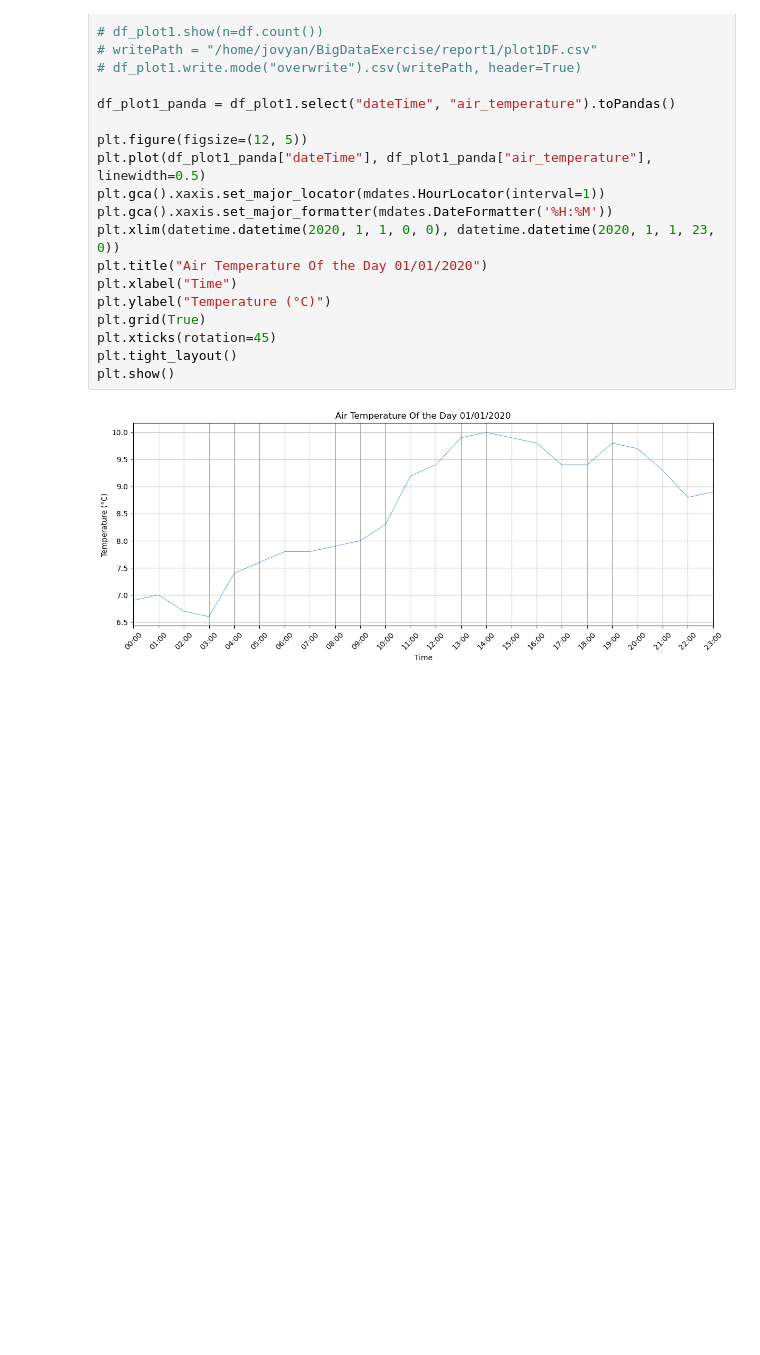
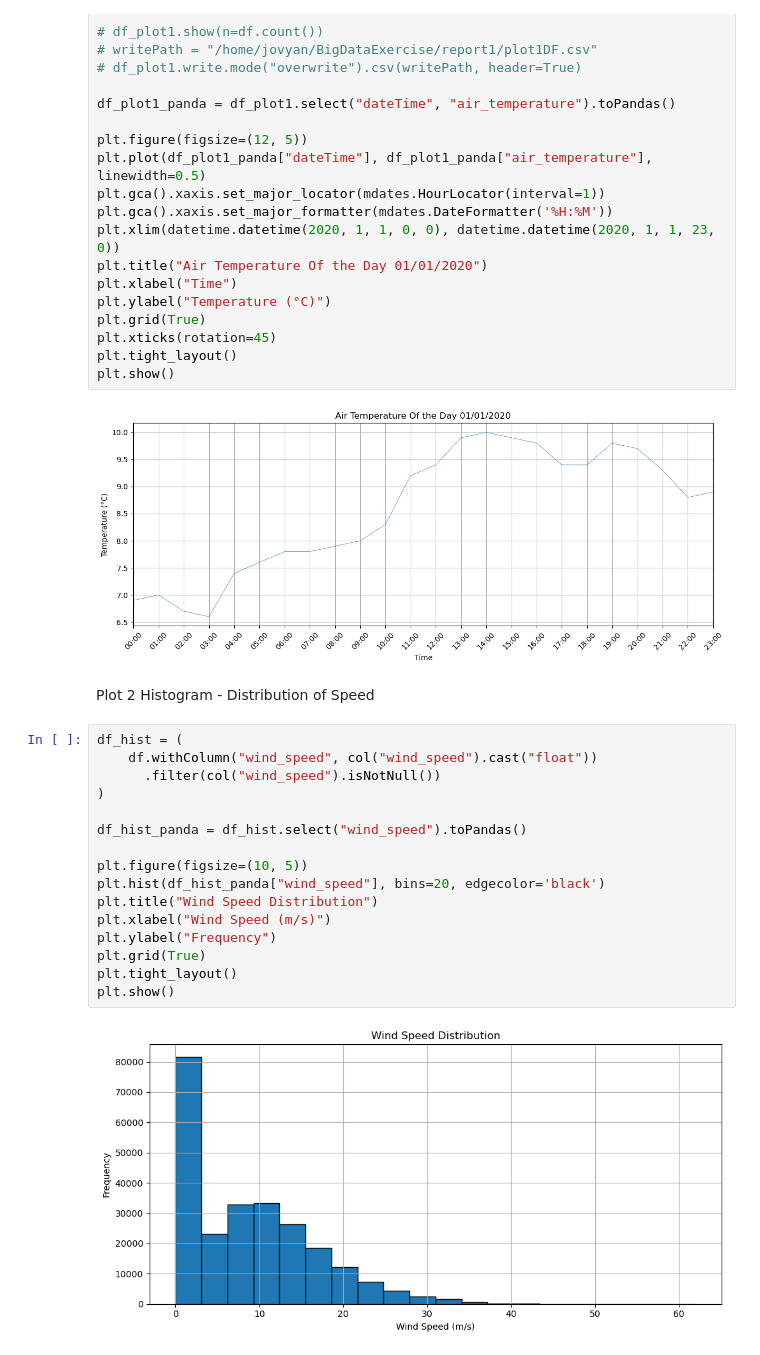
Before and after one commit to Xiru1024/BigDataExercise, a Jupyter notebook: report1/plots.ipynb, the cells around one changed output. Drawn from its saved outputs; the diff is of its cells as text; blank space fills up the shorter version.

```diff
--- a/report1/plots.ipynb
+++ b/report1/plots.ipynb
@@ -45,3 +45,23 @@ plt.tight_layout()
 plt.show()
 # %% [output]
 [figure]
+# %% [markdown]
+Plot 2 Histogram - Distribution of Speed
+# %%
+df_hist = (
+    df.withColumn("wind_speed", col("wind_speed").cast("float"))
+      .filter(col("wind_speed").isNotNull())
+)
+
+df_hist_panda = df_hist.select("wind_speed").toPandas()
+
+plt.figure(figsize=(10, 5))
+plt.hist(df_hist_panda["wind_speed"], bins=20, edgecolor='black')
+plt.title("Wind Speed Distribution")
+plt.xlabel("Wind Speed (m/s)")
+plt.ylabel("Frequency")
+plt.grid(True)
+plt.tight_layout()
+plt.show()
+# %% [output]
+[figure, added]
```
Also changed, not shown: parts of 2 cells of this notebook.
